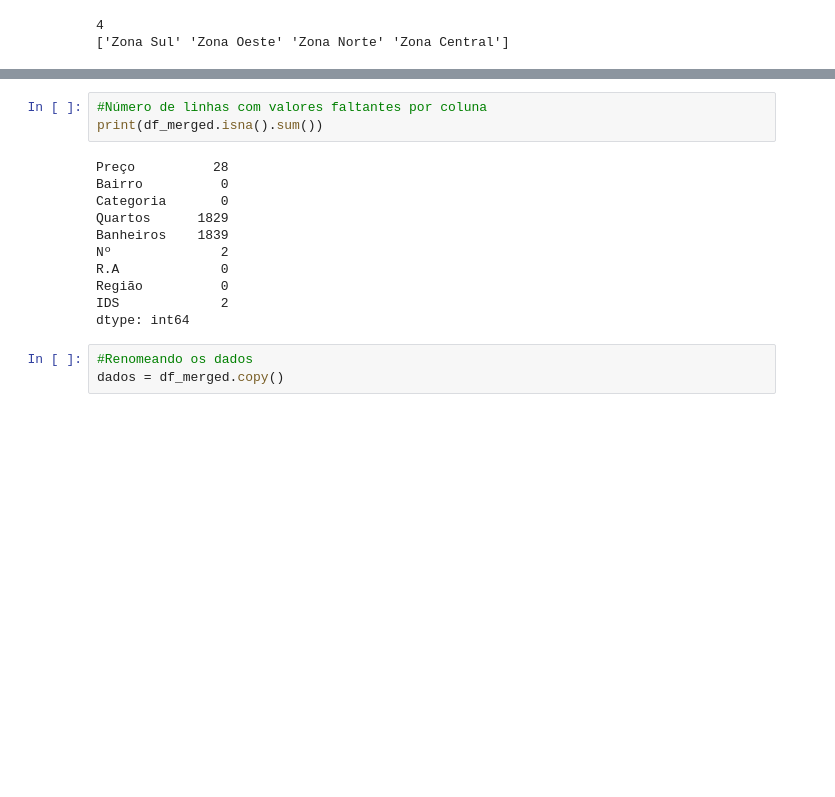
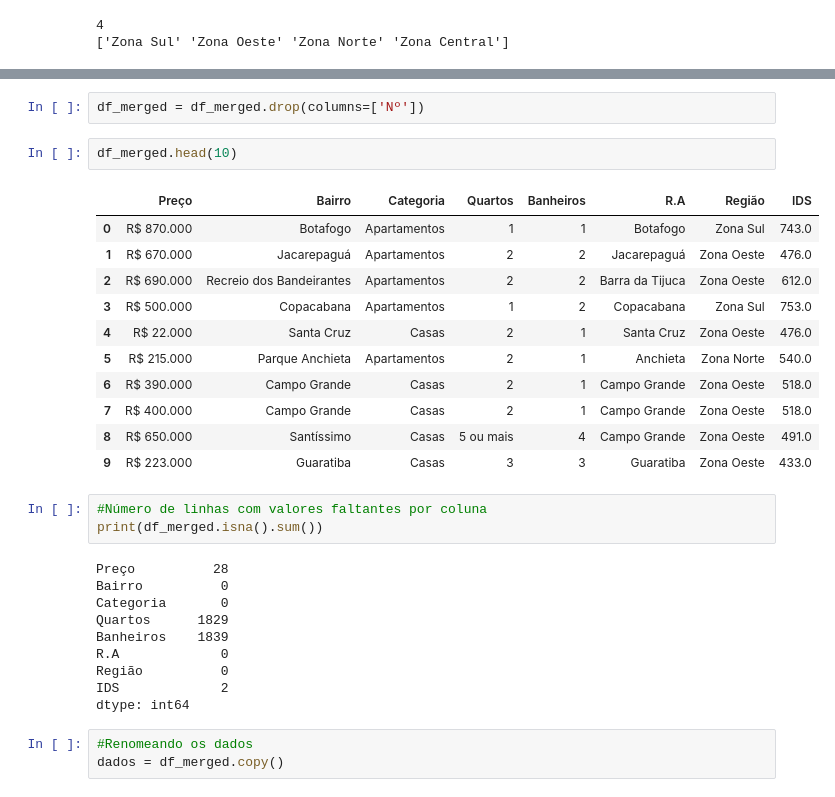
Before and after one commit to ruanfr1/DataCleaning-Dados-OLX, a Jupyter notebook: data_cleaning.ipynb, the cells around one changed output, grey strips where cells are left out. Saved outputs shown, nothing was run; the diff lists cells and outputs as text; blank space fills up the shorter version.

```diff
--- a/data_cleaning.ipynb
+++ b/data_cleaning.ipynb
@@ -433,6 +435,22 @@ df_merged.head(10)
 | 7 | R$ 400.000 | Campo Grande | Casas | 2 | 1 | 129.0 | Campo Grande | Zona Oeste | 518.0 |
 | 8 | R$ 650.000 | Santíssimo | Casas | 5 ou mais | 4 | 140.0 | Campo Grande | Zona Oeste | 491.0 |
 | 9 | R$ 223.000 | Guaratiba | Casas | 3 | 3 | 154.0 | Guaratiba | Zona Oeste | 433.0 |
+# %%
+df_merged = df_merged.drop(columns=['Nº'])
+# %%
+df_merged.head(10)
+# %% [output]
+|  | Preço | Bairro | Categoria | Quartos | Banheiros | R.A | Região | IDS |
+| 0 | R$ 870.000 | Botafogo | Apartamentos | 1 | 1 | Botafogo | Zona Sul | 743.0 |
+| 1 | R$ 670.000 | Jacarepaguá | Apartamentos | 2 | 2 | Jacarepaguá | Zona Oeste | 476.0 |
+| 2 | R$ 690.000 | Recreio dos Bandeirantes | Apartamentos | 2 | 2 | Barra da Tijuca | Zona Oeste | 612.0 |
+| 3 | R$ 500.000 | Copacabana | Apartamentos | 1 | 2 | Copacabana | Zona Sul | 753.0 |
+| 4 | R$ 22.000 | Santa Cruz | Casas | 2 | 1 | Santa Cruz | Zona Oeste | 476.0 |
+| 5 | R$ 215.000 | Parque Anchieta | Apartamentos | 2 | 1 | Anchieta | Zona Norte | 540.0 |
+| 6 | R$ 390.000 | Campo Grande | Casas | 2 | 1 | Campo Grande | Zona Oeste | 518.0 |
+| 7 | R$ 400.000 | Campo Grande | Casas | 2 | 1 | Campo Grande | Zona Oeste | 518.0 |
+| 8 | R$ 650.000 | Santíssimo | Casas | 5 ou mais | 4 | Campo Grande | Zona Oeste | 491.0 |
+| 9 | R$ 223.000 | Guaratiba | Casas | 3 | 3 | Guaratiba | Zona Oeste | 433.0 |
 # %%
 #Número de linhas com valores faltantes por coluna
 print(df_merged.isna().sum())
@@ -442,7 +460,6 @@ Bairro          0
 Categoria       0
 Quartos      1829
 Banheiros    1839
-Nº              2
 R.A             0
 Região          0
 IDS             2
```
Also changed, not shown: parts of 5 cells of this notebook, 1 other file.
